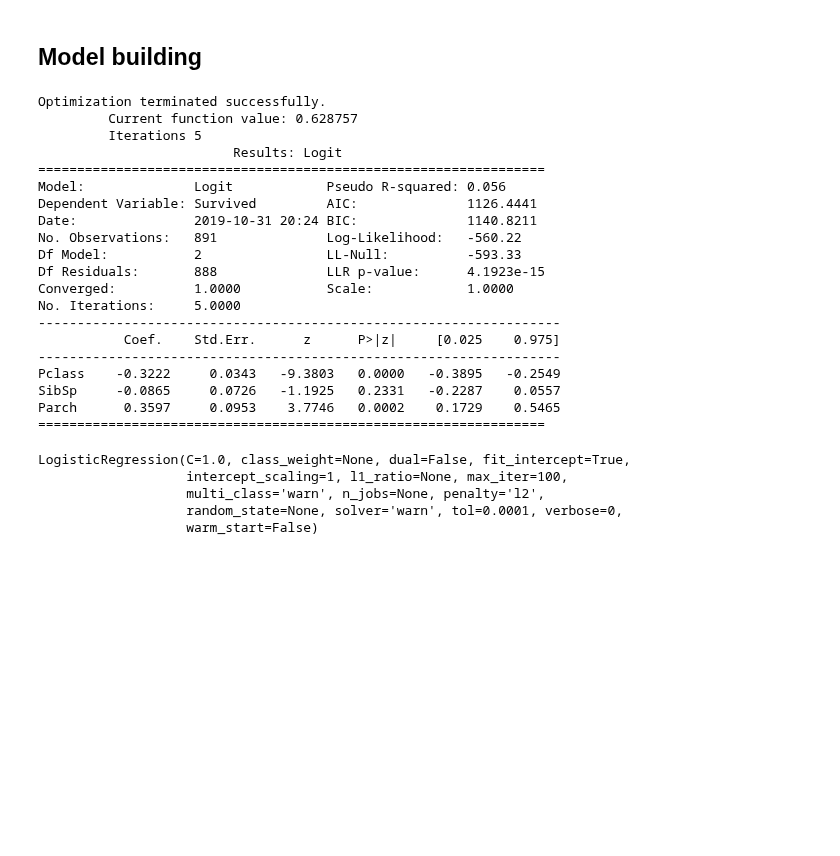
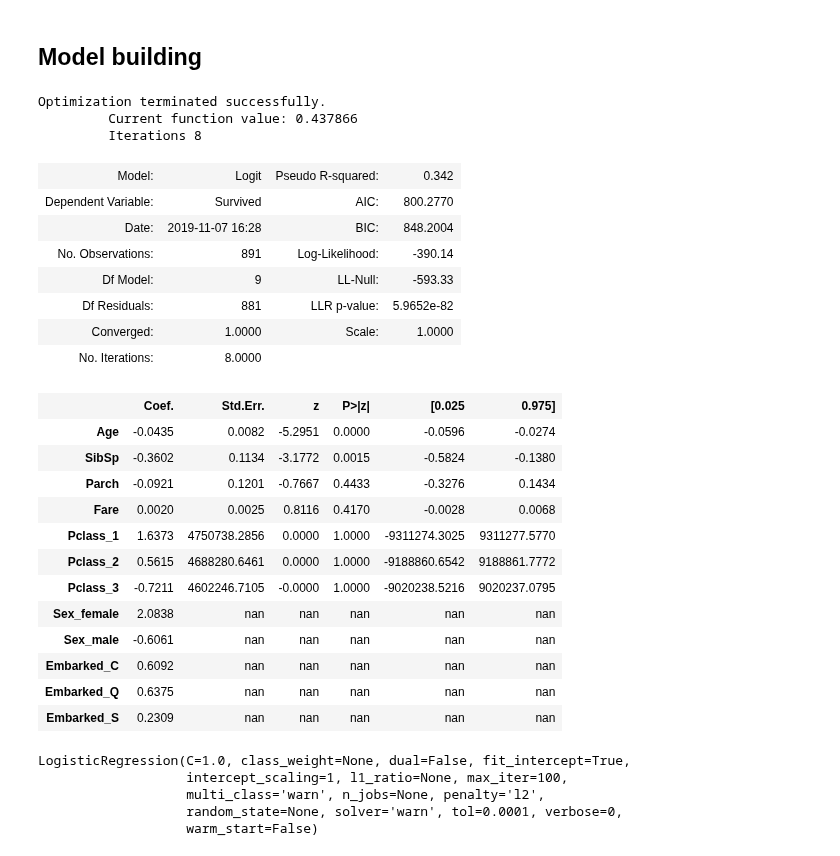
Before and after one commit to duonghung86/Kaggle-competition, a Jupyter notebook: Titanic Logistic Regression.ipynb, the cells around one changed output. Saved outputs shown, nothing was run; the diff lists cells and outputs as text; code cells hidden in the pictures; blank space fills up the shorter version.

```diff
--- a/Titanic Logistic Regression.ipynb
+++ b/Titanic Logistic Regression.ipynb
@@ -61,0 +189,13 @@ age.value_counts().plot(kind='bar')
+# %%
+#Predict Age for Train set
+X_test=train_wd[train_wd['Age'].isnull()]
+X_test=X_test.drop(columns=['Age','Fare','Parch','Survived'],axis=1)
+Y_test=linear_regressor.predict(X_test)
+Y_test[Y_test<0]=np.mean(Y_test)
+train_wd['Age'][train_wd['Age'].isnull()]=Y_test
+
+#Predict Age for Test set
+X_test_T=test_wd.drop(columns=['Age','Fare','Parch'],axis=1)
+Ap_test=linear_regressor.predict(X_test_T)
+Ap_test[Ap_test<0]=np.mean(Ap_test)
+test_wd['Age'][test_wd['Age'].isnull()]=Ap_test
@@ -67,33 +235,36 @@ age.value_counts().plot(kind='bar')
 from sklearn.linear_model import LogisticRegression
 from sklearn.model_selection import train_test_split
 # %%
-y=train.Survived
-X=train[['Pclass','SibSp','Parch']]
-import statsmodels.api as sm
+y=train_wd.Survived
+X=train_wd.drop('Survived',axis=1)
 logit_model=sm.Logit(y,X)
 result=logit_model.fit()
-print(result.summary2())
+result.summary2()
 # %% [output]
 Optimization terminated successfully.
-         Current function value: 0.628757
-         Iterations 5
-                         Results: Logit
-=================================================================
-Model:              Logit            Pseudo R-squared: 0.056
-Dependent Variable: Survived         AIC:              1126.4441
-Date:               2019-10-31 20:24 BIC:              1140.8211
-No. Observations:   891              Log-Likelihood:   -560.22
-Df Model:           2                LL-Null:          -593.33
-Df Residuals:       888              LLR p-value:      4.1923e-15
-Converged:          1.0000           Scale:            1.0000
-No. Iterations:     5.0000
--------------------------------------------------------------------
-           Coef.    Std.Err.      z      P>|z|     [0.025    0.975]
--------------------------------------------------------------------
-Pclass    -0.3222     0.0343   -9.3803   0.0000   -0.3895   -0.2549
-SibSp     -0.0865     0.0726   -1.1925   0.2331   -0.2287    0.0557
-Parch      0.3597     0.0953    3.7746   0.0002    0.1729    0.5465
-=================================================================
+         Current function value: 0.437866
+         Iterations 8
+| Model: | Logit | Pseudo R-squared: | 0.342 |
+| Dependent Variable: | Survived | AIC: | 800.2770 |
+| Date: | 2019-11-07 16:28 | BIC: | 848.2004 |
+| No. Observations: | 891 | Log-Likelihood: | -390.14 |
+| Df Model: | 9 | LL-Null: | -593.33 |
+| Df Residuals: | 881 | LLR p-value: | 5.9652e-82 |
+| Converged: | 1.0000 | Scale: | 1.0000 |
+| No. Iterations: | 8.0000 |  |  |
+|  | Coef. | Std.Err. | z | P>|z| | [0.025 | 0.975] |
+| Age | -0.0435 | 0.0082 | -5.2951 | 0.0000 | -0.0596 | -0.0274 |
+| SibSp | -0.3602 | 0.1134 | -3.1772 | 0.0015 | -0.5824 | -0.1380 |
+| Parch | -0.0921 | 0.1201 | -0.7667 | 0.4433 | -0.3276 | 0.1434 |
+| Fare | 0.0020 | 0.0025 | 0.8116 | 0.4170 | -0.0028 | 0.0068 |
+| Pclass_1 | 1.6373 | 4750738.2856 | 0.0000 | 1.0000 | -9311274.3025 | 9311277.5770 |
+| Pclass_2 | 0.5615 | 4688280.6461 | 0.0000 | 1.0000 | -9188860.6542 | 9188861.7772 |
+| Pclass_3 | -0.7211 | 4602246.7105 | -0.0000 | 1.0000 | -9020238.5216 | 9020237.0795 |
+| Sex_female | 2.0838 | nan | nan | nan | nan | nan |
+| Sex_male | -0.6061 | nan | nan | nan | nan | nan |
+| Embarked_C | 0.6092 | nan | nan | nan | nan | nan |
+| Embarked_Q | 0.6375 | nan | nan | nan | nan | nan |
+| Embarked_S | 0.2309 | nan | nan | nan | nan | nan |
 # %%
 X_train, X_test, y_train, y_test = train_test_split(X, y, test_size=0.3, random_state=0)
 logreg = LogisticRegression()
```
Also changed, not shown: parts of 31 cells of this notebook, 1 other file.
